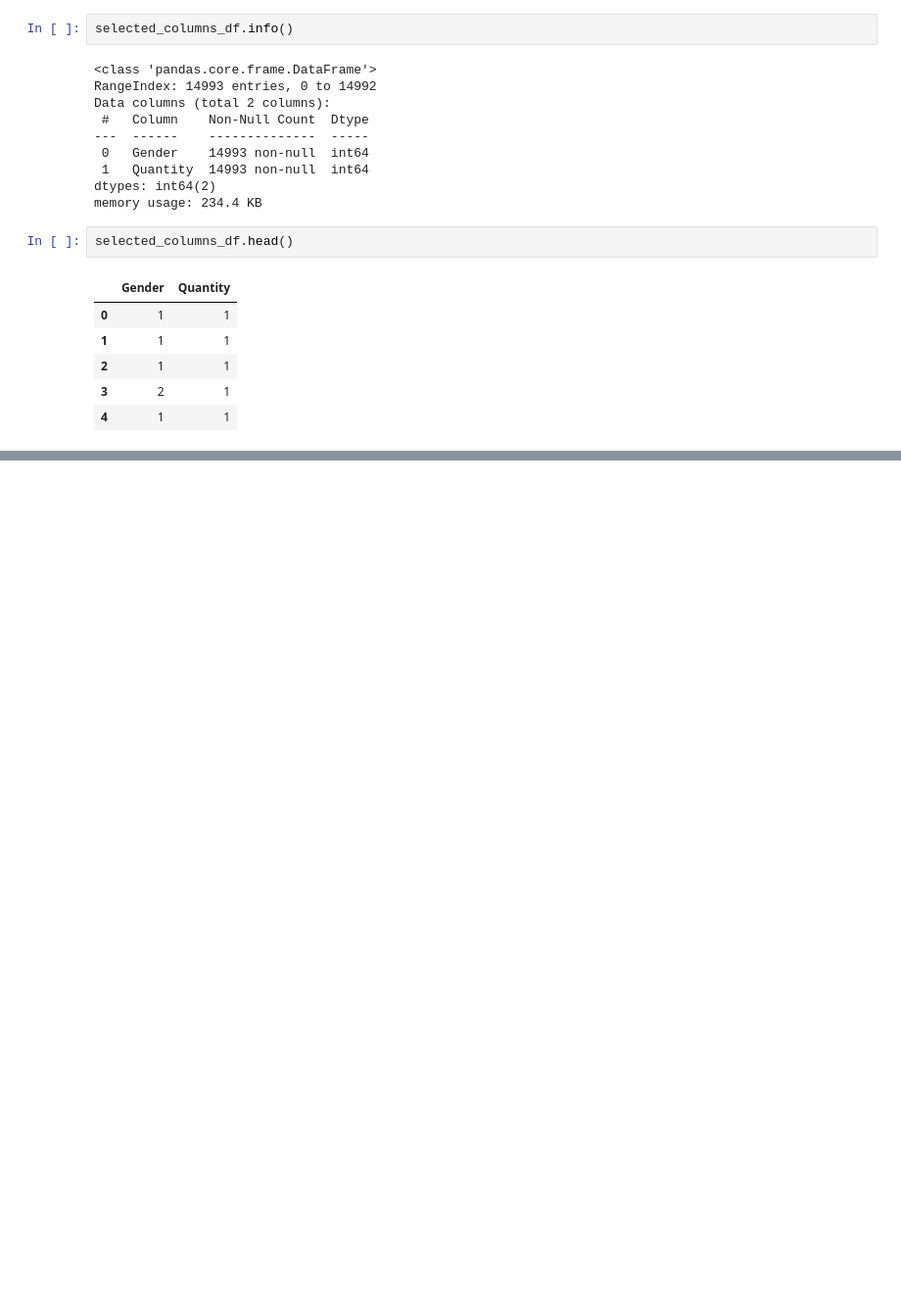
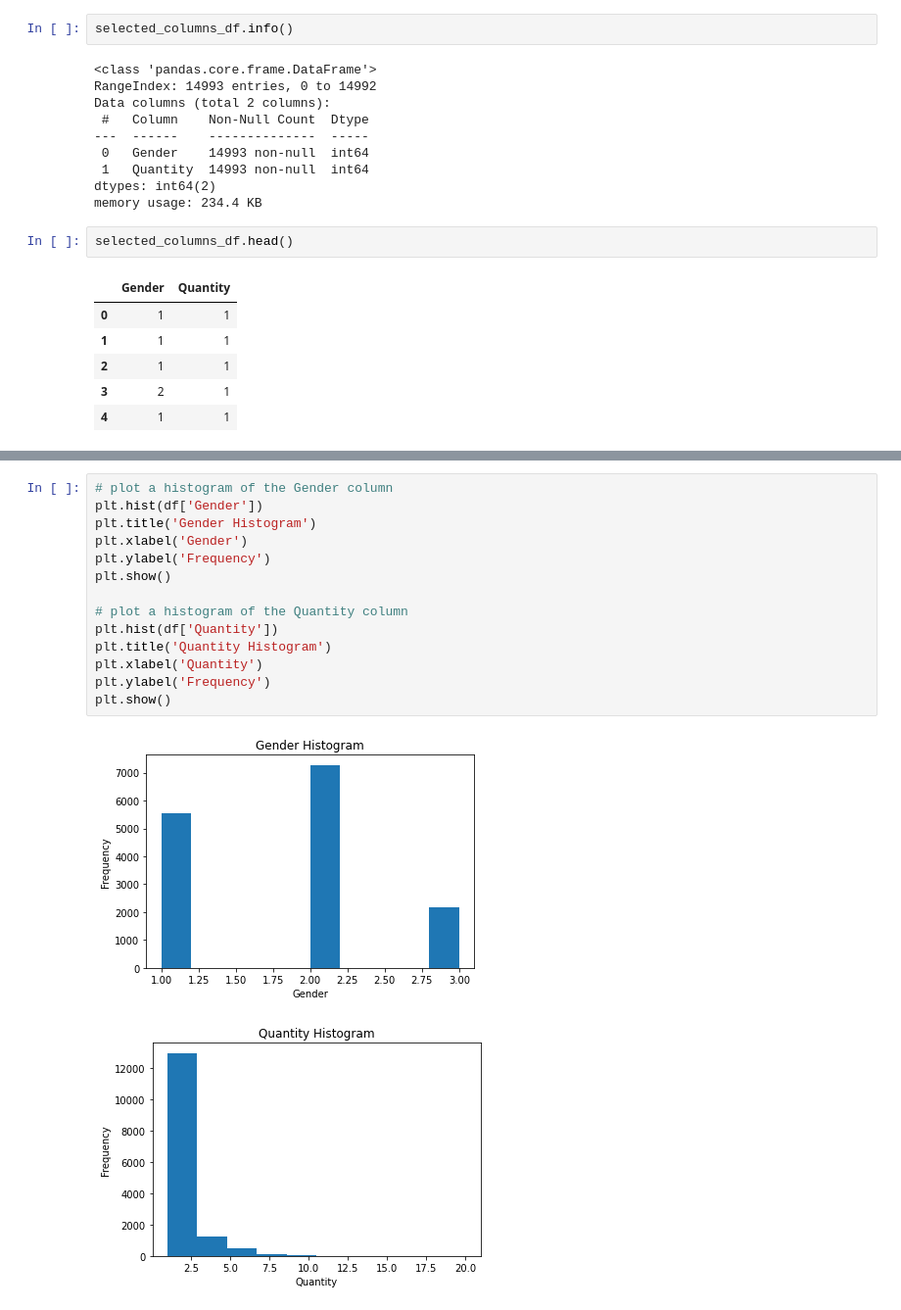
Before and after one commit to KTUYTS/cs441-19-sp2023-data-visualization, a Jupyter notebook: cs441_sp2023_tuyts.ipynb, the cells around one changed output, grey strips where cells are left out. Shown at 98% size. Saved outputs shown, nothing was run; the diff lists cells and outputs as text; blank space fills up the shorter version.

```diff
--- a/cs441_sp2023_tuyts.ipynb
+++ b/cs441_sp2023_tuyts.ipynb
@@ -220,0 +235,17 @@ selected_columns_df.plot(kind='scatter', x='Gender', y='Quantity')
+# %%
+# plot a histogram of the Gender column
+plt.hist(df['Gender'])
+plt.title('Gender Histogram')
+plt.xlabel('Gender')
+plt.ylabel('Frequency')
+plt.show()
+
+# plot a histogram of the Quantity column
+plt.hist(df['Quantity'])
+plt.title('Quantity Histogram')
+plt.xlabel('Quantity')
+plt.ylabel('Frequency')
+plt.show()
+# %% [output]
+[figure, added]
+[figure, added]
```
Also changed, not shown: parts of 3 cells of this notebook.
